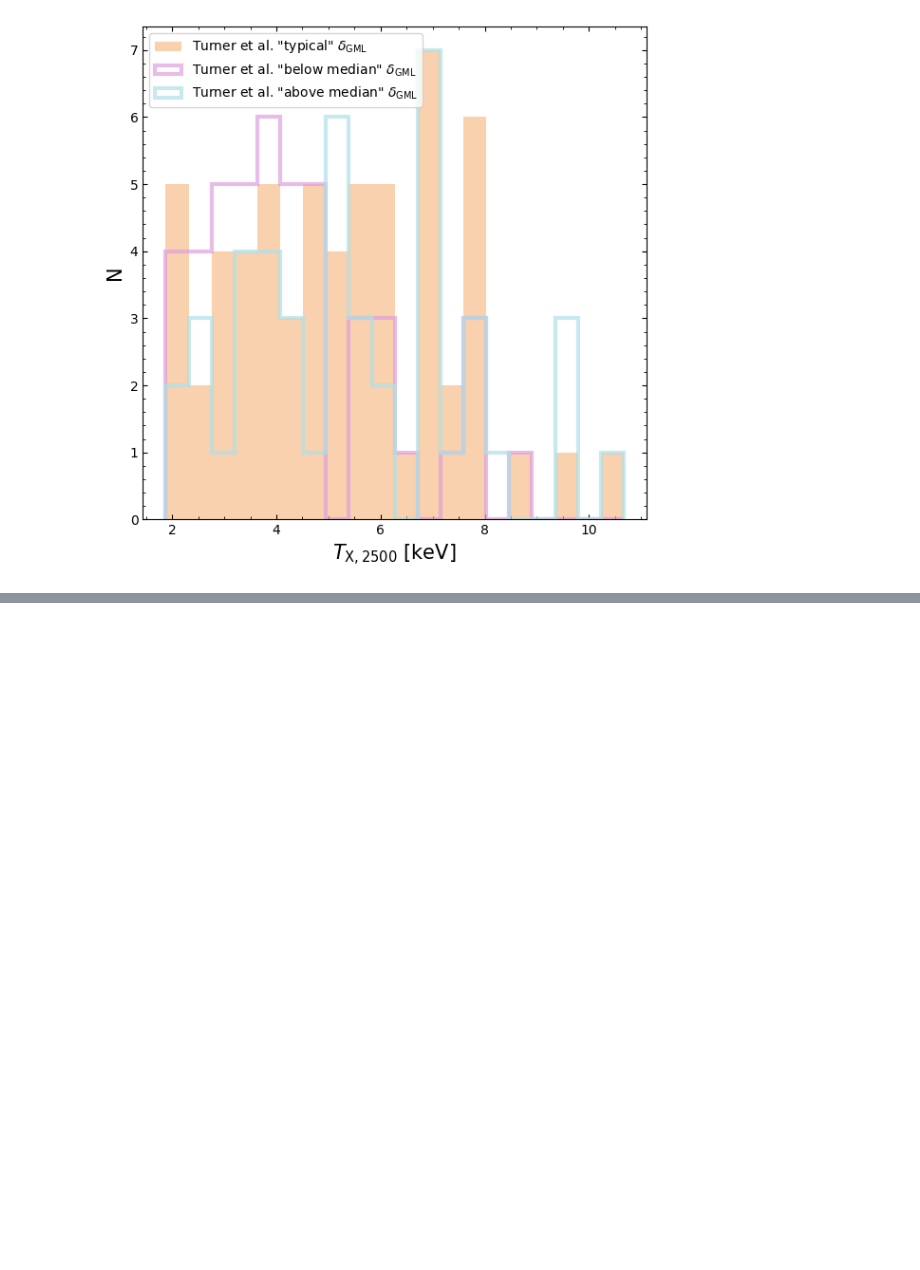
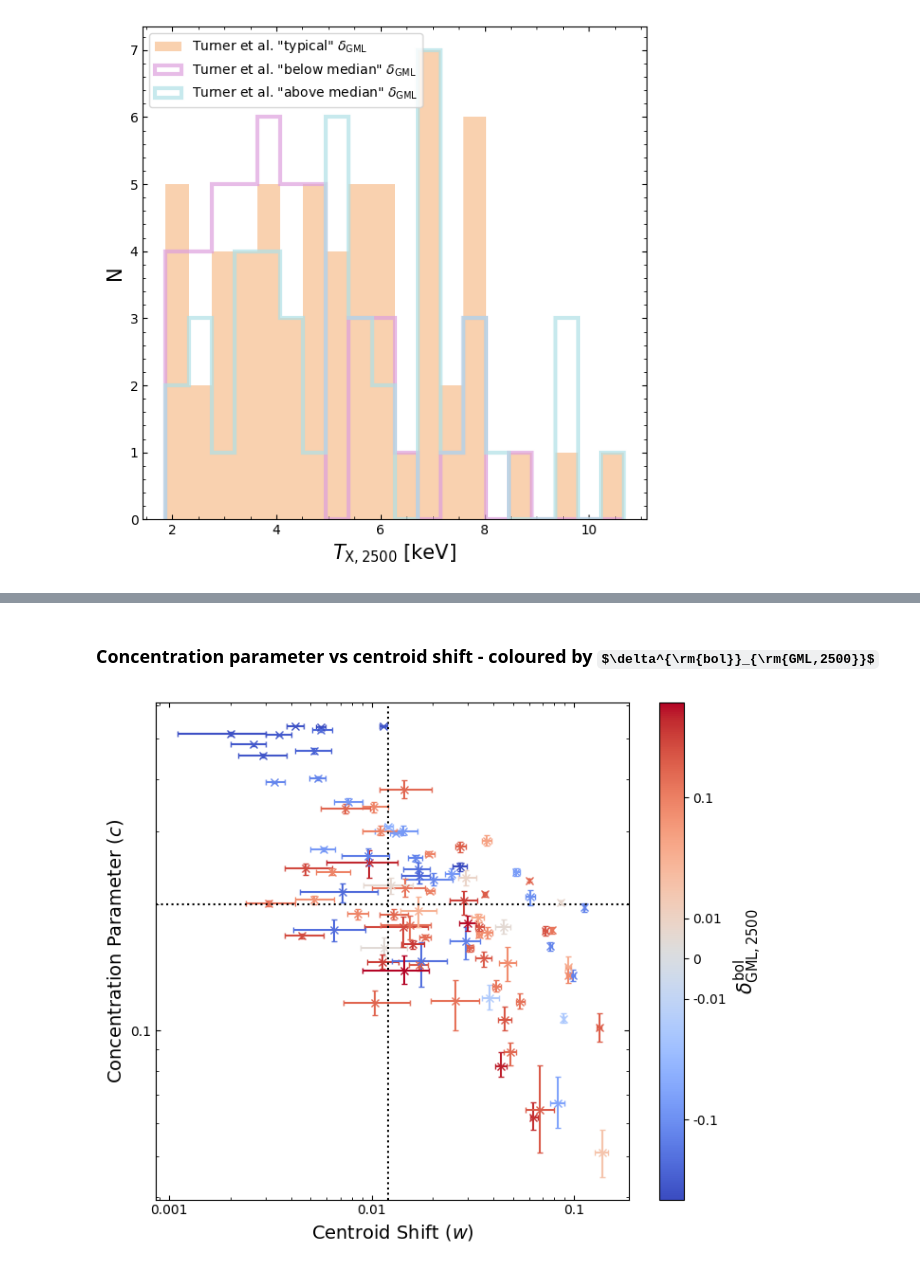
Before and after one commit to DavidT3/XCS-Mass-II-Analysis, a Jupyter notebook: notebooks/exploring_scatter/gasmass-Lx_as_scatter_diagnostic.ipynb, the cells around one changed output, grey strips where cells are left out. Drawn from its saved outputs; the diff is of its cells as text; code cells hidden in the pictures; some formulas as TeX source; blank space fills up the shorter version.

Commit message:
Added a bit to the gasmass Lx notebook using the morphology metrics

```diff
--- a/notebooks/exploring_scatter/gasmass-Lx_as_scatter_diagnostic.ipynb
+++ b/notebooks/exploring_scatter/gasmass-Lx_as_scatter_diagnostic.ipynb
@@ -101,0 +110,3 @@ sdssxcs_mass.head(6)
+# %%
+sdssxcs_morph = pd.read_csv("../../outputs/result_files/xmm_centshift_concentration.csv")
+sdssxcs_morph.head(6)
@@ -104,6 +123,7 @@ sdssxcs_mass.head(6)
 # %%
 sdssxcs_samp = pd.merge(sdssxcs_base, sdssxcs_txlx, left_on='name', right_on='name', how='outer')
 sdssxcs_samp = pd.merge(sdssxcs_samp, sdssxcs_mass, left_on='name', right_on='name', how='outer')
+sdssxcs_samp = pd.merge(sdssxcs_samp, sdssxcs_morph, left_on='name', right_on='name', how='outer')
 # %% [markdown]
 ### $M^{\rm{gas}}_{2500}$-$L^{\rm{bol}}_{\rm{X,2500}}$
 # %%
@@ -642,0 +676,13 @@ plt.show()
+# %%
+# Set up interim dataframes for the two measurements of delta GML
+cur_dat = np.vstack([mgas2500_lxbol_2500.point_names, delta_gml_lxbol.value.round(4)]).T
+delta_gmlbol_df = pd.DataFrame(cur_dat, columns=['name', 'delta_gmlbol_2500'])
+cur_dat = np.vstack([mgas2500_lx52_2500.point_names, delta_gml_lx52.value.round(4)]).T
+delta_gml52_df = pd.DataFrame(cur_dat, columns=['name', 'delta_gml52_2500'])
+
+# We set those up separately just in case the clusters were in a different order (they shouldn't be but
+#  those sorts of mistakes are SO annoying and hard to find sometimes)
+delta_gml_df = pd.merge(delta_gmlbol_df, delta_gml52_df, left_on='name', right_on='name')
+# Save to disk
+delta_gml_df.to_csv("../../outputs/result_files/delta_gml2500.csv", index=False)
+delta_gml_df.head(6)
@@ -642,0 +697,53 @@ plt.show()
+# %% [markdown]
+### Concentration parameter vs centroid shift - coloured by $\delta^{\rm{bol}}_{\rm{GML,2500}}$
+# %%
+# Join the delta GML dataframe and the overall information table for SDSSRM-XCS
+rel_sdssxcs_samp = pd.merge(sdssxcs_samp, delta_gml_df, left_on='name', right_on='name')
+# Reading out the relevant properties for ease of use
+cen_shifts = rel_sdssxcs_samp[['cen_shift', 'cen_shift-', 'cen_shift+']].values
+concs = rel_sdssxcs_samp[['concentration', 'concentration-', 'concentration+']].values
+rel_delta_gml_lxbol_2500 = rel_sdssxcs_samp['delta_gmlbol_2500'].values.astype(float)
+
+# Set up the figure
+plt.figure(figsize=(7.3, 6))
+plt.minorticks_on()
+plt.tick_params(which='both', direction='in', top=True, right=True)
+
+# This is all to make sure we can colour the data points by delta GML
+cmap = plt.get_cmap('coolwarm')
+
+# We want to normalise this colourmap to our specific data range
+norm = SymLogNorm(0.01, 0.3, vmin=rel_delta_gml_lxbol_2500.min(), vmax=rel_delta_gml_lxbol_2500.max())
+
+# Now this mapper can be constructed so that we can take that information about the cmap and normalisation
+#  and use it with our data to calculate colours
+cmap_mapper = ScalarMappable(norm=norm, cmap=cmap)
+# This calculates the colours
+colours = cmap_mapper.to_rgba(rel_delta_gml_lxbol_2500)
+# I didn't really want to do this but errorbar calls plot (rather than scatter) so it will only do one
+#  colour at a time.
+for c_ind, col in enumerate(colours):
+    plt.errorbar(cen_shifts[c_ind, 0], concs[c_ind, 0], xerr=cen_shifts[c_ind, 1:].reshape(2, 1),
+                 yerr=concs[c_ind, 1:].reshape(2, 1), fmt="x", c=colours[c_ind, :], capsize=2)
+
+plt.axvline(0.012, color='black', linestyle='dotted', label="Cassano et al. 2010")
+plt.axhline(0.2, color='black', linestyle='dotted')
+
+plt.xscale('log')
+plt.yscale('log')
+
+plt.xlabel(r"Centroid Shift ($w$)", fontsize=14)
+plt.ylabel(r"Concentration Parameter ($c$)", fontsize=14)
+
+plt.gca().xaxis.set_major_formatter(FuncFormatter(lambda inp, _: '{:g}'.format(inp)))
+plt.gca().yaxis.set_major_formatter(FuncFormatter(lambda inp, _: '{:g}'.format(inp)))
+
+cbar = plt.colorbar(cmap_mapper, ax=plt.gca())
+cbar.ax.set_ylabel(r"$\delta^{\rm{bol}}_{\rm{GML,2500}}$", fontsize=15)
+cbar.ax.yaxis.set_major_formatter(FuncFormatter(lambda inp, _: '{:g}'.format(inp)))
+plt.tight_layout()
+plt.savefig("../../outputs/figures/icm_morphology/concentration_censhift_deltgml.pdf")
+plt.show()
+plt.close('all')
+# %% [output]
+[figure, added]
```
Also changed, not shown: parts of 9 cells of this notebook.
